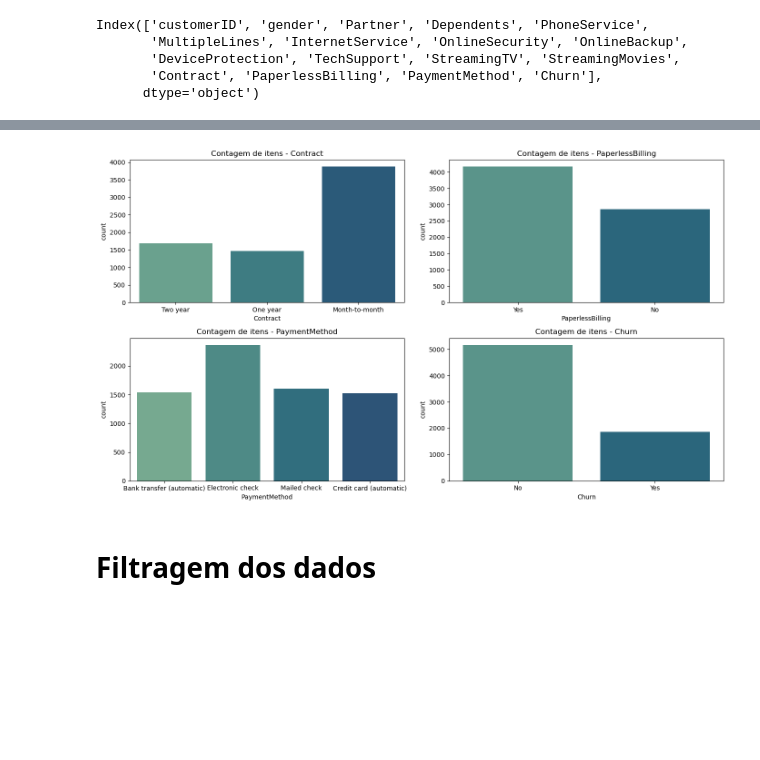
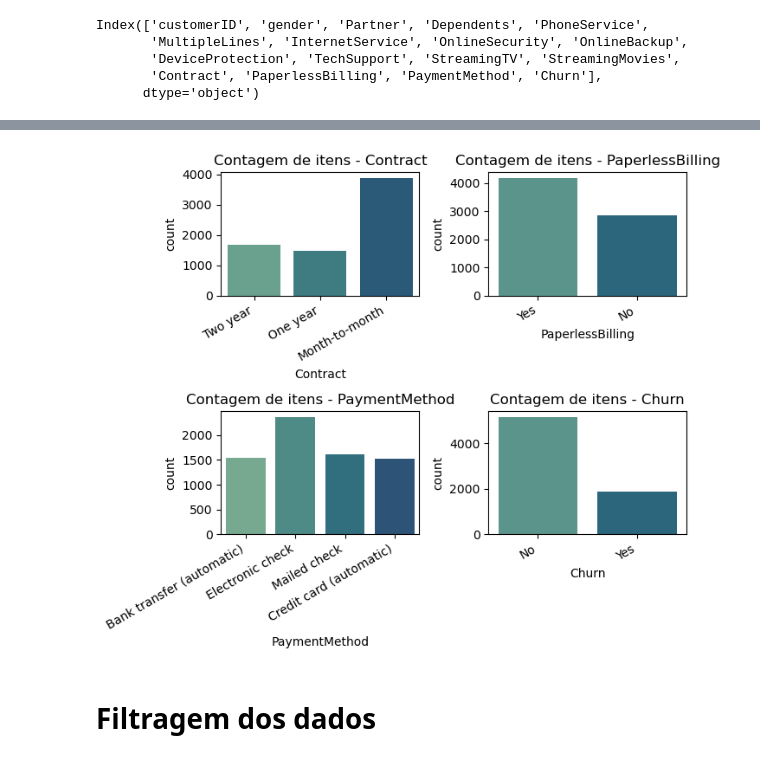
Before and after one commit to PedroPauloMR/a3data_churn, a Jupyter notebook: notebooks/c0.3-Modelagem.ipynb, the cells around one changed output, grey strips where cells are left out. Cells and saved outputs as stored; diff of their text form; code cells hidden in the pictures; blank space fills up the shorter version.

```diff
--- a/notebooks/c0.3-Modelagem.ipynb
+++ b/notebooks/c0.3-Modelagem.ipynb
@@ -288,7 +288,7 @@ Index(['customerID', 'gender', 'Partner', 'Dependents', 'PhoneService',
        'Contract', 'PaperlessBilling', 'PaymentMethod', 'Churn'],
       dtype='object')
 # %%
-fig, axes = plt.subplots(2,2, figsize=(14,8))
+fig, axes = plt.subplots(2,2, figsize=(7,6))
 cols = ['gender', 'Partner', 'Dependents', 'PhoneService']
 for i,j in enumerate(cols):
     x,y = divmod(i, 2)
@@ -301,5 +301,5 @@ plt.tight_layout();
 # %%
-fig, axes = plt.subplots(2,2, figsize=(14,8))
+fig, axes = plt.subplots(2,2, figsize=(7,6))
 cols = ['MultipleLines', 'InternetService', 'OnlineSecurity', 'OnlineBackup']
 for i,j in enumerate(cols):
     x,y = divmod(i, 2)
@@ -312,5 +312,5 @@ plt.tight_layout();
 # %%
-fig, axes = plt.subplots(2,2, figsize=(14,8))
+fig, axes = plt.subplots(2,2, figsize=(7,6))
 cols = ['DeviceProtection', 'TechSupport', 'StreamingTV', 'StreamingMovies']
 for i,j in enumerate(cols):
     x,y = divmod(i, 2)
@@ -323,14 +323,15 @@ plt.tight_layout();
 # %%
-fig, axes = plt.subplots(2,2, figsize=(14,8))
+fig, axes = plt.subplots(2,2, figsize=(7,6))
 cols = ['Contract', 'PaperlessBilling', 'PaymentMethod', 'Churn']
 for i,j in enumerate(cols):
     x,y = divmod(i, 2)
     sns.countplot(data = df1, x = j, palette='crest', ax = axes[x,y]);
     axes[x,y].set_title('Contagem de itens - '+ j)
+    axes[x,y].set_xticklabels(axes[x,y].get_xticklabels(), rotation=30, horizontalalignment='right');
 
 plt.tight_layout();
 # %% [output]
-[figure, old version]
+[figure, new version]
 # %% [markdown]
 # Filtragem dos dados
 # %%
```
Also changed, not shown: parts of 20 cells of this notebook, 2 other files.
